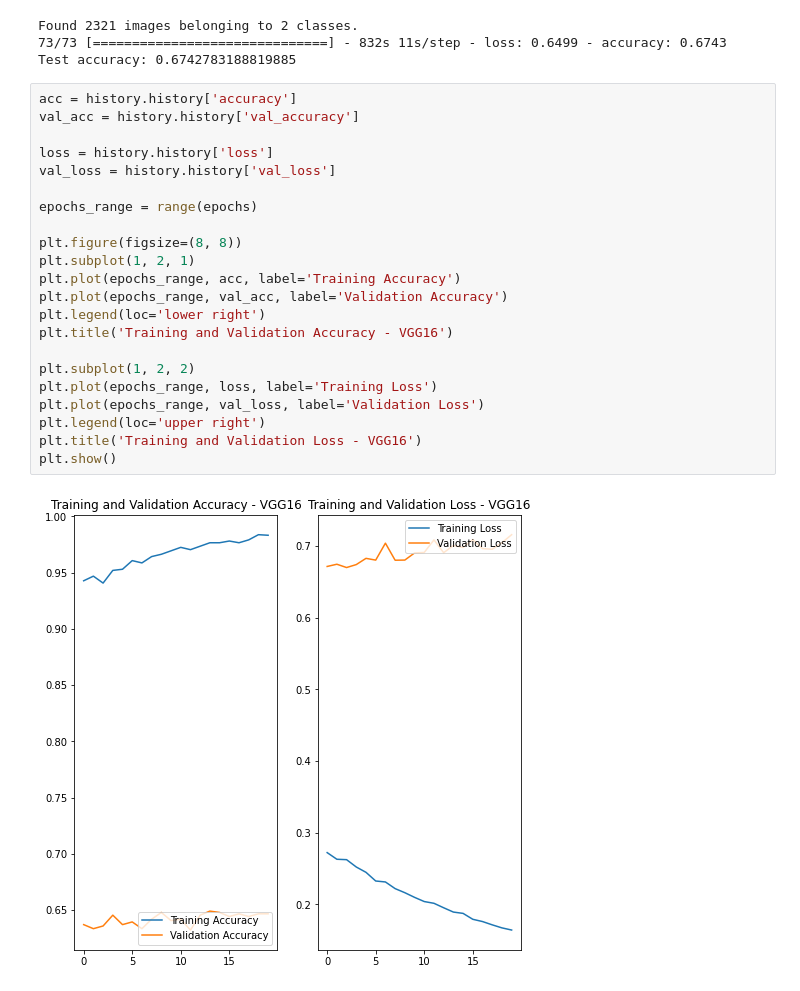
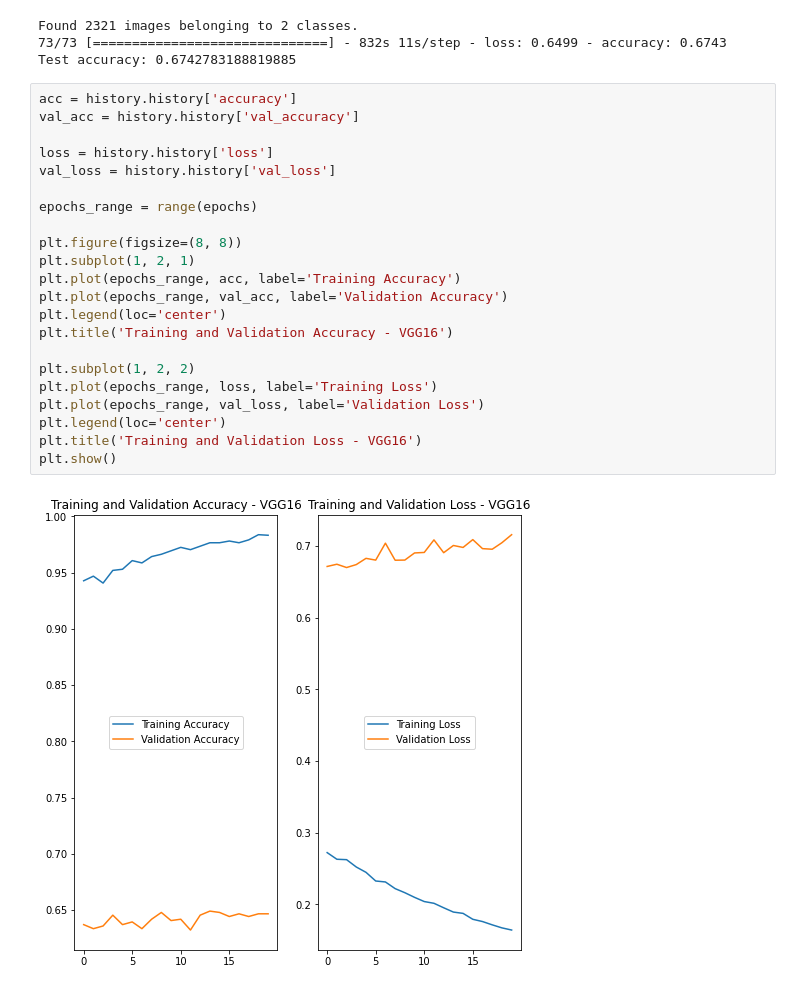
Before and after one commit to sahinebrar/FoodClassifier, a Jupyter notebook: vgg16_classifier.ipynb, the cells around one changed output. Cells and saved outputs as stored; diff of their text form.

Commit message:
changed the position of the legend.

```diff
--- a/vgg16_classifier.ipynb
+++ b/vgg16_classifier.ipynb
@@ -108,24 +108,24 @@ Test accuracy: 0.6742783188819885
 # %%
 acc = history.history['accuracy']
 val_acc = history.history['val_accuracy']
 
 loss = history.history['loss']
 val_loss = history.history['val_loss']
 
 epochs_range = range(epochs)
 
 plt.figure(figsize=(8, 8))
 plt.subplot(1, 2, 1)
 plt.plot(epochs_range, acc, label='Training Accuracy')
 plt.plot(epochs_range, val_acc, label='Validation Accuracy')
-plt.legend(loc='lower right')
+plt.legend(loc='center')
 plt.title('Training and Validation Accuracy - VGG16')
 
 plt.subplot(1, 2, 2)
 plt.plot(epochs_range, loss, label='Training Loss')
 plt.plot(epochs_range, val_loss, label='Validation Loss')
-plt.legend(loc='upper right')
+plt.legend(loc='center')
 plt.title('Training and Validation Loss - VGG16')
 plt.show()
 # %% [output]
-[figure, old version]
+[figure, new version]
```
